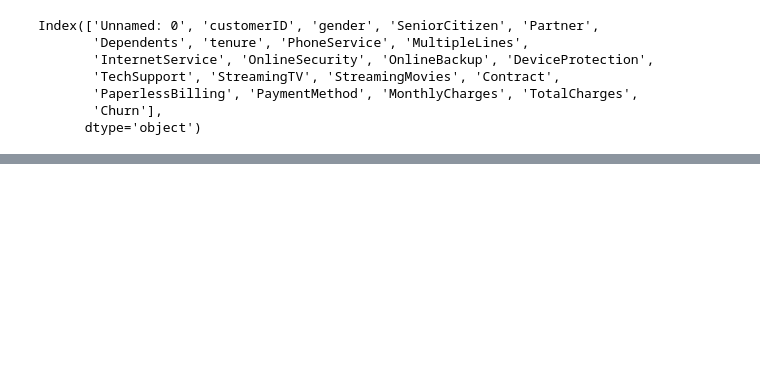
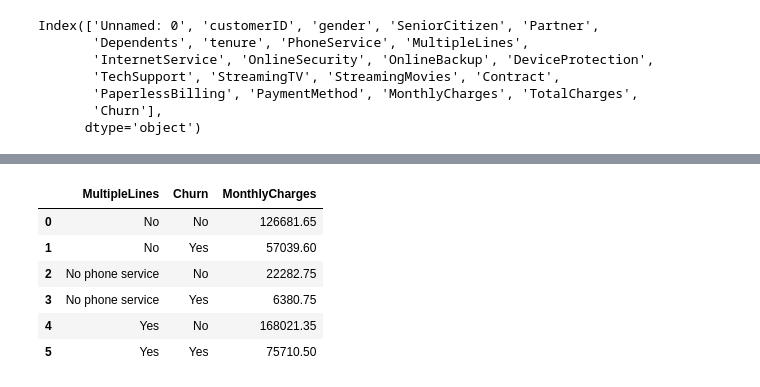
Before and after one commit to aliceotieno/ADS-Assignment-4, a Jupyter notebook: Telco Customer Churn.ipynb, the cells around one changed output, grey strips where cells are left out. Saved outputs shown, nothing was run; the diff lists cells and outputs as text; code cells hidden in the pictures; blank space fills up the shorter version.

```diff
--- a/Telco Customer Churn.ipynb
+++ b/Telco Customer Churn.ipynb
@@ -241,0 +378,11 @@ Index(['Unnamed: 0', 'customerID', 'gender', 'SeniorCitizen', 'Partner',
+# %%
+df_3 =clean_df.groupby(["MultipleLines", "Churn"])["MonthlyCharges"].sum().reset_index()
+df_3
+# %% [output]
+|  | MultipleLines | Churn | MonthlyCharges |
+| 0 | No | No | 126681.65 |
+| 1 | No | Yes | 57039.60 |
+| 2 | No phone service | No | 22282.75 |
+| 3 | No phone service | Yes | 6380.75 |
+| 4 | Yes | No | 168021.35 |
+| 5 | Yes | Yes | 75710.50 |
```
Also changed, not shown: parts of 31 cells of this notebook.
